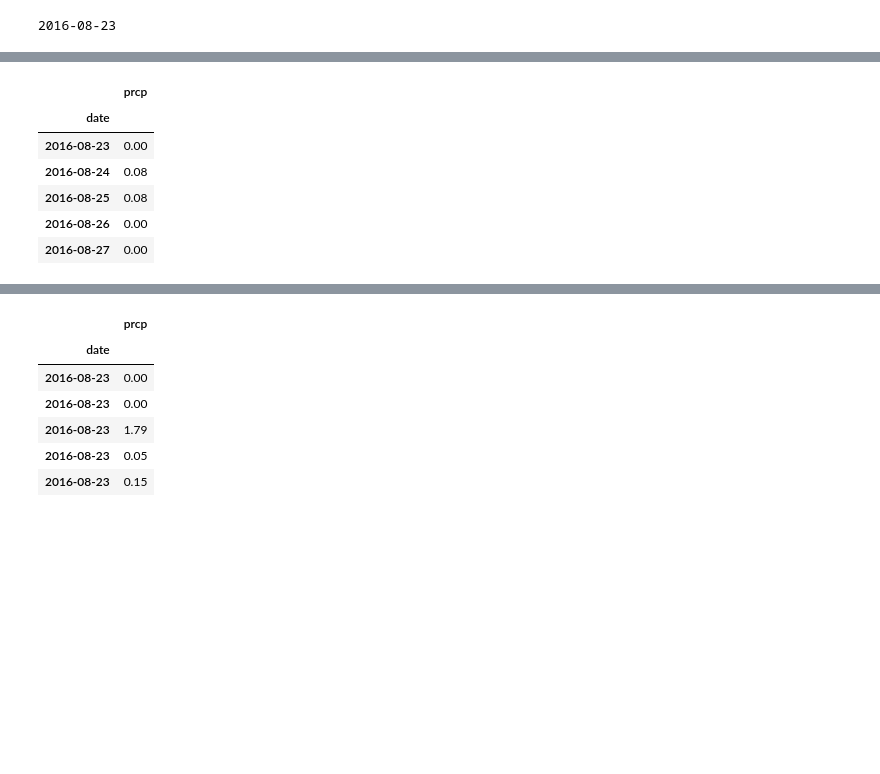
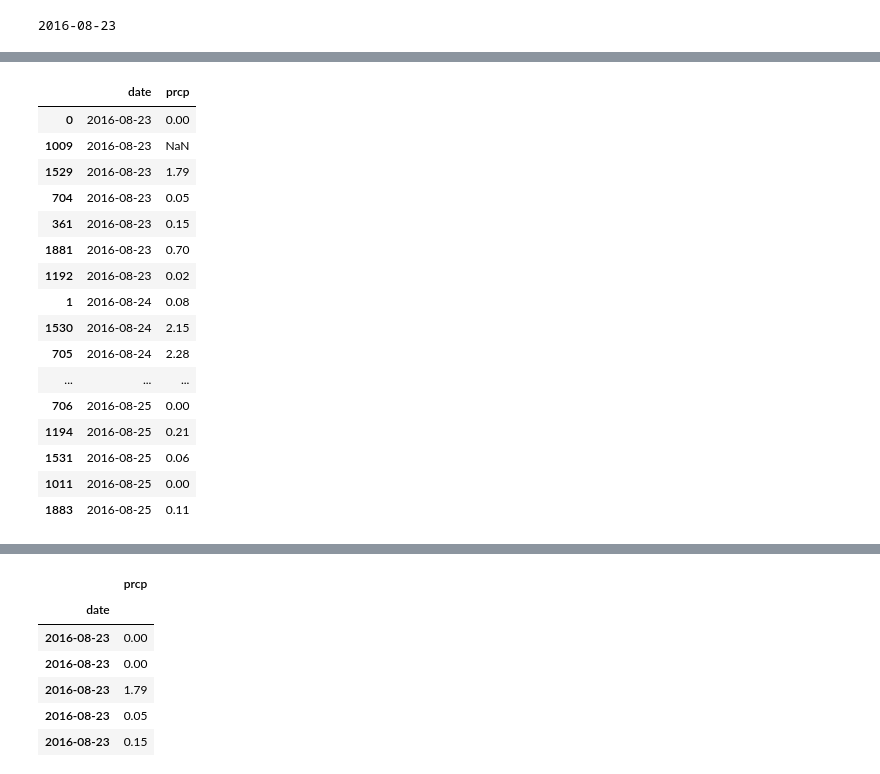
Before and after one commit to swdrich/sqlalchemy-challenge, a Jupyter notebook: climate_starter.ipynb, the cells around one changed output, grey strips where cells are left out. Saved outputs shown, nothing was run; the diff lists cells and outputs as text; code cells hidden in the pictures; blank space fills up the shorter version.

```diff
--- a/climate_starter.ipynb
+++ b/climate_starter.ipynb
@@ -98,16 +98,26 @@ results
  ('2017-08-13', None),
  ...]
 # %%
-# Save the query results as a Pandas DataFrame and set the index to the date column
+# Save the query results as a Pandas DataFrame and sort by date
 precip_df = pd.DataFrame(results)
-precip_df.set_index("date", inplace=True)
-precip_df.head()
+precip_df.sort_values("date", inplace=True)
+precip_df.head(20)
 # %% [output]
-|  | prcp |
-| date |  |
-| 2016-08-23 | 0.00 |
-| 2016-08-24 | 0.08 |
-| 2016-08-25 | 0.08 |
-| 2016-08-26 | 0.00 |
-| 2016-08-27 | 0.00 |
+|  | date | prcp |
+| 0 | 2016-08-23 | 0.00 |
+| 1009 | 2016-08-23 | NaN |
+| 1529 | 2016-08-23 | 1.79 |
+| 704 | 2016-08-23 | 0.05 |
+| 361 | 2016-08-23 | 0.15 |
+| 1881 | 2016-08-23 | 0.70 |
+| 1192 | 2016-08-23 | 0.02 |
+| 1 | 2016-08-24 | 0.08 |
+| 1530 | 2016-08-24 | 2.15 |
+| 705 | 2016-08-24 | 2.28 |
+| ... | ... | ... |
+| 706 | 2016-08-25 | 0.00 |
+| 1194 | 2016-08-25 | 0.21 |
+| 1531 | 2016-08-25 | 0.06 |
+| 1011 | 2016-08-25 | 0.00 |
+| 1883 | 2016-08-25 | 0.11 |
 # %%
```
Also changed, not shown: parts of 14 cells of this notebook, 1 other file.
